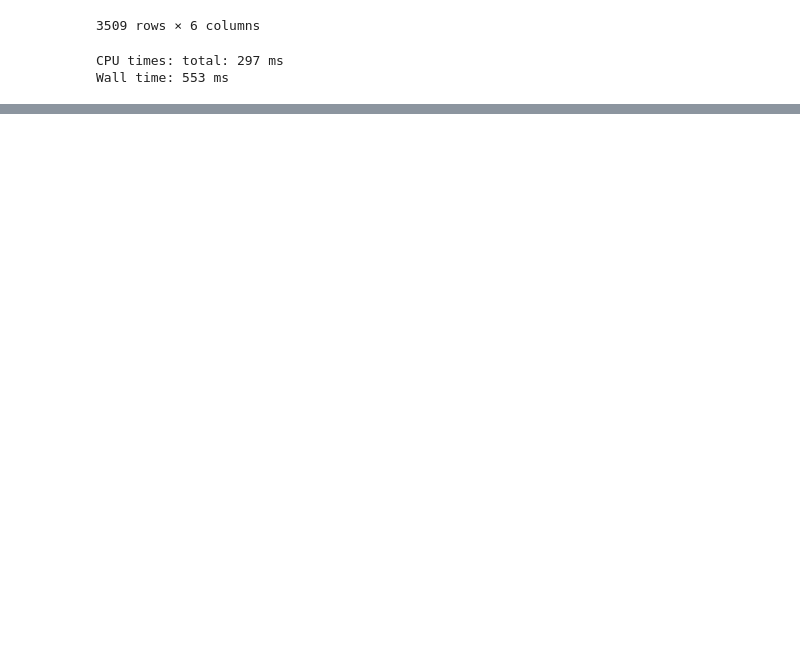
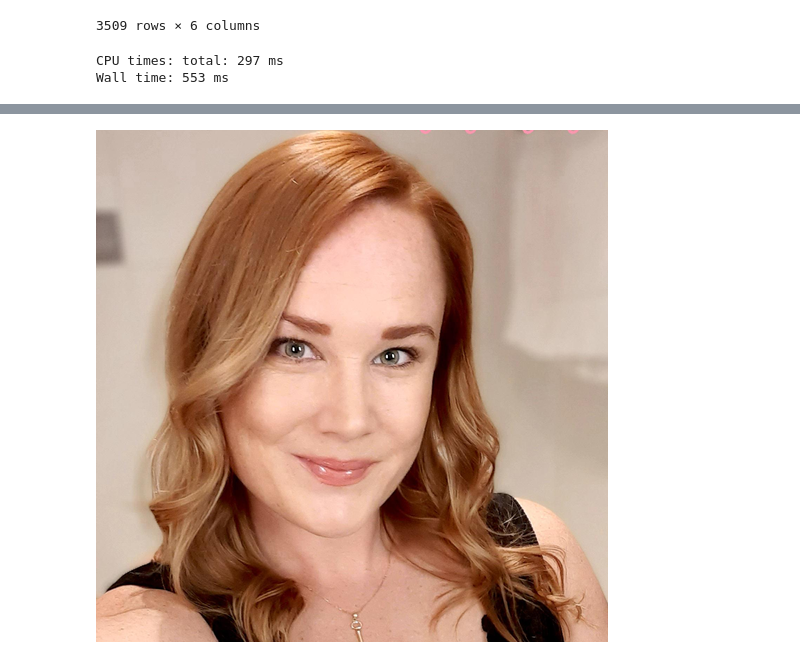
Before and after one commit to AJStangl/simple-image-collection, a Jupyter notebook: notebooks/images/0-3-image-caption-conversion.ipynb, the cells around one changed output, grey strips where cells are left out. Saved outputs shown, nothing was run; the diff lists cells and outputs as text; code cells hidden in the pictures; blank space fills up the shorter version.

```diff
--- a/notebooks/images/0-3-image-caption-conversion.ipynb
+++ b/notebooks/images/0-3-image-caption-conversion.ipynb
@@ -301,3 +301,18 @@ display(pandas.read_parquet('data/parquet/image_cropping.parquet', filesystem=fi
 3509 rows × 6 columns
 CPU times: total: 297 ms
 Wall time: 553 ms
+# %%
+from PIL import Image
+import requests
+
+record = curated_df.loc[curated_df['id'] == '1002cx2']
+cropping = crops.loc[crops['id'] == '1002cx2']
+image_url = file_system.url(record.path.values[0])
+display(cropping)
+fh = Image.open(requests.get(image_url, stream=True).raw)
+copy = fh.copy()
+fh.close()
+cropped = copy.crop((cropping['smart_crop_boundingBox.x'].values[0], cropping['smart_crop_boundingBox.y'].values[0], cropping['smart_crop_boundingBox.x'].values[0] + cropping['smart_crop_boundingBox.w'].values[0], cropping['smart_crop_boundingBox.y'].values[0] + cropping['smart_crop_boundingBox.h'].values[0]))
+resized = cropped.resize((512, 512), 1)
+copy.close()
+# %% [output]
@@ -303,0 +321 @@ Wall time: 553 ms
+[figure, added]
```
Also changed, not shown: parts of 1 cell of this notebook.
